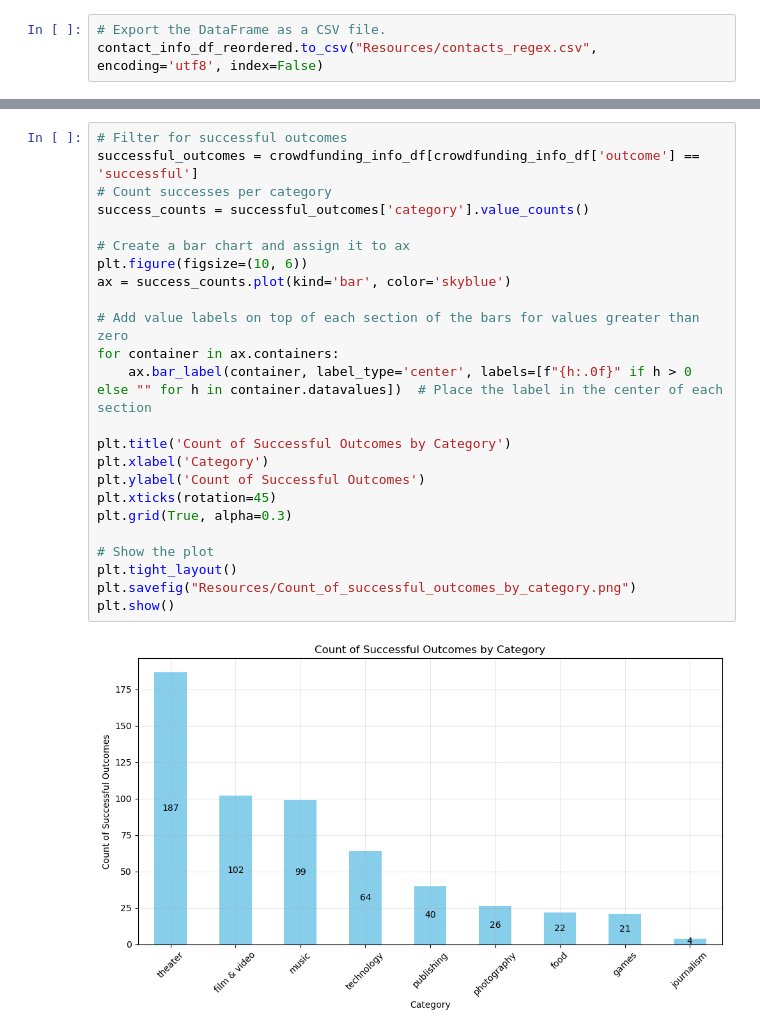
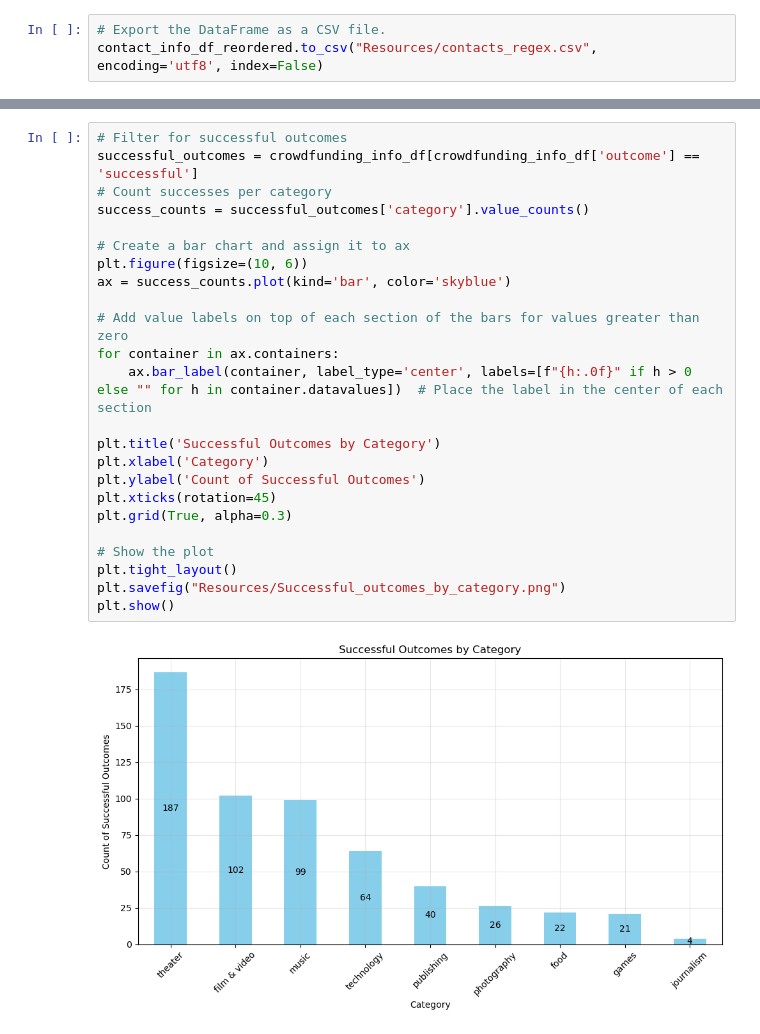
Before and after one commit to emilyclairevoyant/Crowdfunding_ETL, a Jupyter notebook: ETL_Mini_Project_EmilyS_MeenaV_Starter_Code.ipynb, the cells around one changed output, grey strips where cells are left out. Drawn from its saved outputs; the diff is of its cells as text.

```diff
--- a/ETL_Mini_Project_EmilyS_MeenaV_Starter_Code.ipynb
+++ b/ETL_Mini_Project_EmilyS_MeenaV_Starter_Code.ipynb
@@ -653,29 +653,29 @@ plt.show()
 # %%
 # Filter for successful outcomes
 successful_outcomes = crowdfunding_info_df[crowdfunding_info_df['outcome'] == 'successful']
 # Count successes per category
 success_counts = successful_outcomes['category'].value_counts()
 
 # Create a bar chart and assign it to ax
 plt.figure(figsize=(10, 6))
 ax = success_counts.plot(kind='bar', color='skyblue')
 
 # Add value labels on top of each section of the bars for values greater than zero
 for container in ax.containers:
     ax.bar_label(container, label_type='center', labels=[f"{h:.0f}" if h > 0 else "" for h in container.datavalues])  # Place the label in the center of each section
 
-plt.title('Count of Successful Outcomes by Category')
+plt.title('Successful Outcomes by Category')
 plt.xlabel('Category')
 plt.ylabel('Count of Successful Outcomes')
 plt.xticks(rotation=45)
 plt.grid(True, alpha=0.3)
 
 # Show the plot
 plt.tight_layout()
-plt.savefig("Resources/Count_of_successful_outcomes_by_category.png")
+plt.savefig("Resources/Successful_outcomes_by_category.png")
 plt.show()
 # %% [output]
-[figure, old version]
+[figure, new version]
 # %%
 crowdfunding_info_df
 
```
Also changed, not shown: parts of 4 cells of this notebook, 10 other files.
